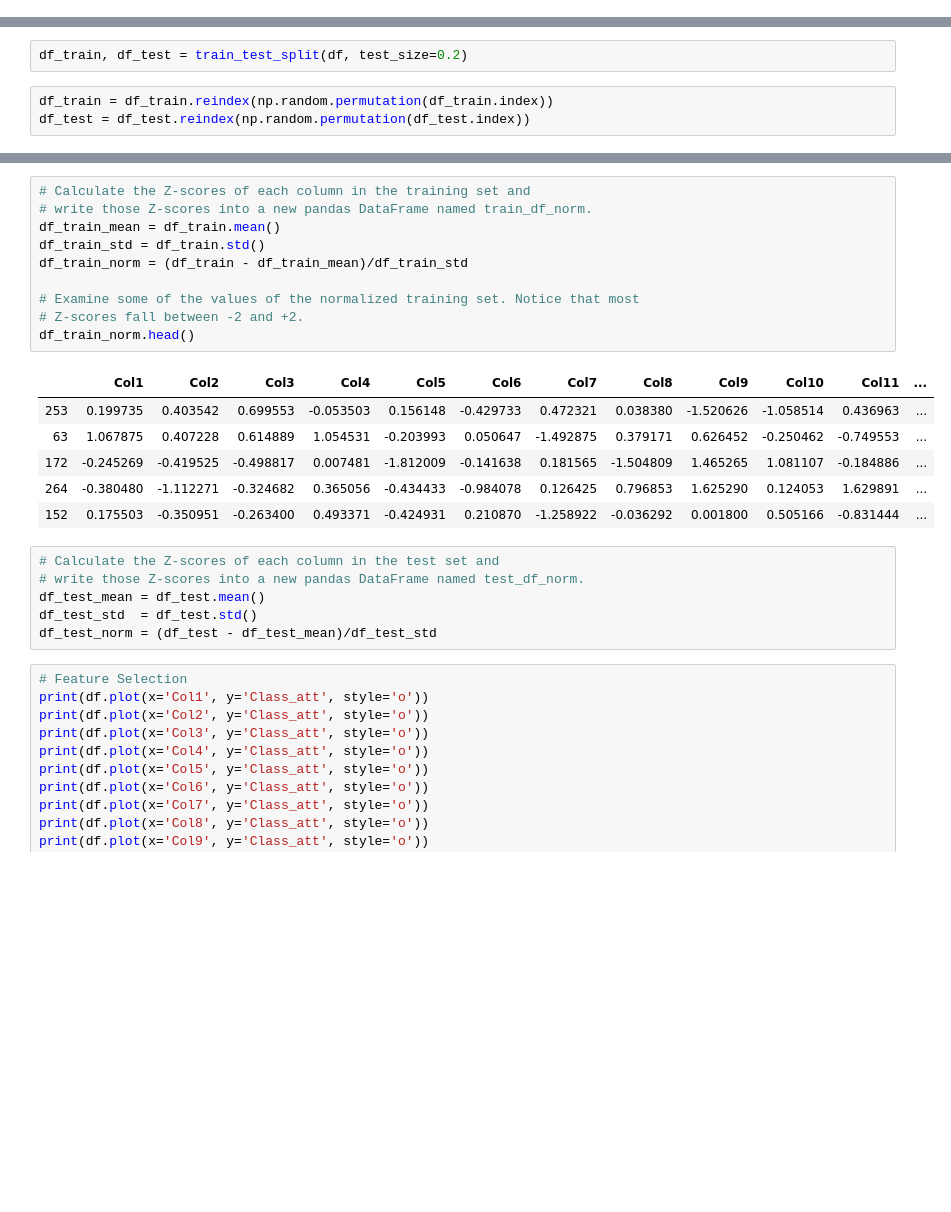
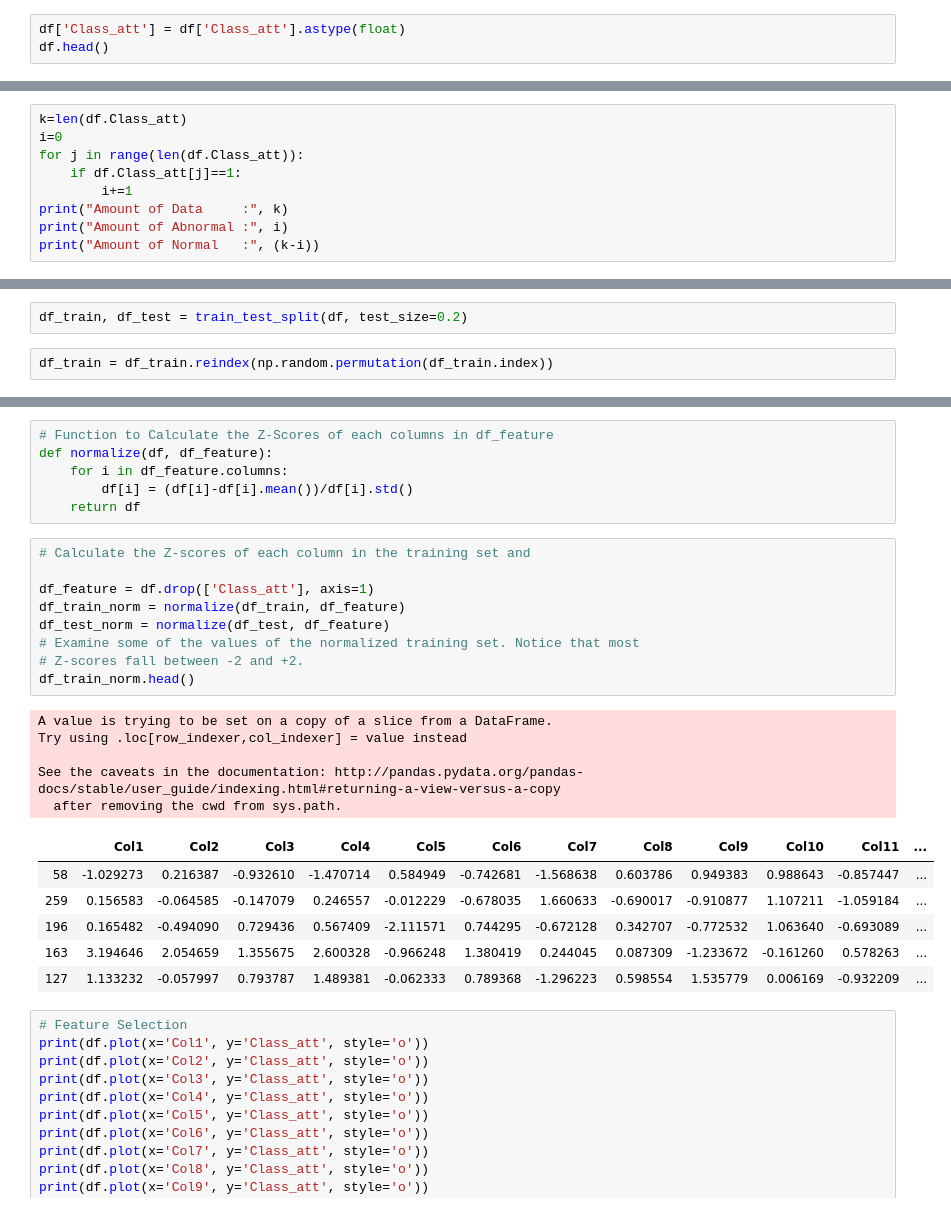
Before and after one commit to firdarinoa/bangkit-assignment5, a Jupyter notebook: Binary_classification_lower_backpain.ipynb, the cells around one changed output, grey strips where cells are left out. Saved outputs shown, nothing was run; the diff lists cells and outputs as text; blank space fills up the shorter version.

Commit message:
update z-value

```diff
--- a/Binary_classification_lower_backpain.ipynb
+++ b/Binary_classification_lower_backpain.ipynb
@@ -47,0 +41,3 @@ df.head()
+# %%
+df['Class_att'] = df['Class_att'].astype(float)
+df.head()
@@ -68 +71,10 @@ dtypes: float64(12), int64(1)
 memory usage: 31.6 KB
+# %%
+k=len(df.Class_att)
+i=0
+for j in range(len(df.Class_att)):
+    if df.Class_att[j]==1:
+        i+=1
+print("Amount of Data     :", k)
+print("Amount of Abnormal :", i)
+print("Amount of Normal   :", (k-i))
@@ -70,5 +86,4 @@ memory usage: 31.6 KB
 df_train, df_test = train_test_split(df, test_size=0.2)
 # %%
 df_train = df_train.reindex(np.random.permutation(df_train.index))
-df_test = df_test.reindex(np.random.permutation(df_test.index))
 # %%
@@ -78,26 +98,30 @@ df_train.shape
+# %%
+# Function to Calculate the Z-Scores of each columns in df_feature
+def normalize(df, df_feature):
+    for i in df_feature.columns:
+        df[i] = (df[i]-df[i].mean())/df[i].std()
+    return df
 # %%
 # Calculate the Z-scores of each column in the training set and
-# write those Z-scores into a new pandas DataFrame named train_df_norm.
-df_train_mean = df_train.mean()
-df_train_std = df_train.std()
-df_train_norm = (df_train - df_train_mean)/df_train_std
 
+df_feature = df.drop(['Class_att'], axis=1)
+df_train_norm = normalize(df_train, df_feature)
+df_test_norm = normalize(df_test, df_feature)
 # Examine some of the values of the normalized training set. Notice that most
 # Z-scores fall between -2 and +2.
 df_train_norm.head()
 # %% [output]
+A value is trying to be set on a copy of a slice from a DataFrame.
+Try using .loc[row_indexer,col_indexer] = value instead
+
+See the caveats in the documentation: http://pandas.pydata.org/pandas-docs/stable/user_guide/indexing.html#returning-a-view-versus-a-copy
+  after removing the cwd from sys.path.
 |  | Col1 | Col2 | Col3 | Col4 | Col5 | Col6 | Col7 | Col8 | Col9 | Col10 | Col11 | ... |
-| 253 | 0.199735 | 0.403542 | 0.699553 | -0.053503 | 0.156148 | -0.429733 | 0.472321 | 0.038380 | -1.520626 | -1.058514 | 0.436963 | ... |
-| 63 | 1.067875 | 0.407228 | 0.614889 | 1.054531 | -0.203993 | 0.050647 | -1.492875 | 0.379171 | 0.626452 | -0.250462 | -0.749553 | ... |
-| 172 | -0.245269 | -0.419525 | -0.498817 | 0.007481 | -1.812009 | -0.141638 | 0.181565 | -1.504809 | 1.465265 | 1.081107 | -0.184886 | ... |
-| 264 | -0.380480 | -1.112271 | -0.324682 | 0.365056 | -0.434433 | -0.984078 | 0.126425 | 0.796853 | 1.625290 | 0.124053 | 1.629891 | ... |
-| 152 | 0.175503 | -0.350951 | -0.263400 | 0.493371 | -0.424931 | 0.210870 | -1.258922 | -0.036292 | 0.001800 | 0.505166 | -0.831444 | ... |
+| 58 | -1.029273 | 0.216387 | -0.932610 | -1.470714 | 0.584949 | -0.742681 | -1.568638 | 0.603786 | 0.949383 | 0.988643 | -0.857447 | ... |
+| 259 | 0.156583 | -0.064585 | -0.147079 | 0.246557 | -0.012229 | -0.678035 | 1.660633 | -0.690017 | -0.910877 | 1.107211 | -1.059184 | ... |
+| 196 | 0.165482 | -0.494090 | 0.729436 | 0.567409 | -2.111571 | 0.744295 | -0.672128 | 0.342707 | -0.772532 | 1.063640 | -0.693089 | ... |
+| 163 | 3.194646 | 2.054659 | 1.355675 | 2.600328 | -0.966248 | 1.380419 | 0.244045 | 0.087309 | -1.233672 | -0.161260 | 0.578263 | ... |
+| 127 | 1.133232 | -0.057997 | 0.793787 | 1.489381 | -0.062333 | 0.789368 | -1.296223 | 0.598554 | 1.535779 | 0.006169 | -0.932209 | ... |
-# %%
-# Calculate the Z-scores of each column in the test set and
-# write those Z-scores into a new pandas DataFrame named test_df_norm.
-df_test_mean = df_test.mean()
-df_test_std  = df_test.std()
-df_test_norm = (df_test - df_test_mean)/df_test_std
 # %%
 # Feature Selection
 print(df.plot(x='Col1', y='Class_att', style='o'))
```
Also changed, not shown: parts of 18 cells of this notebook.
